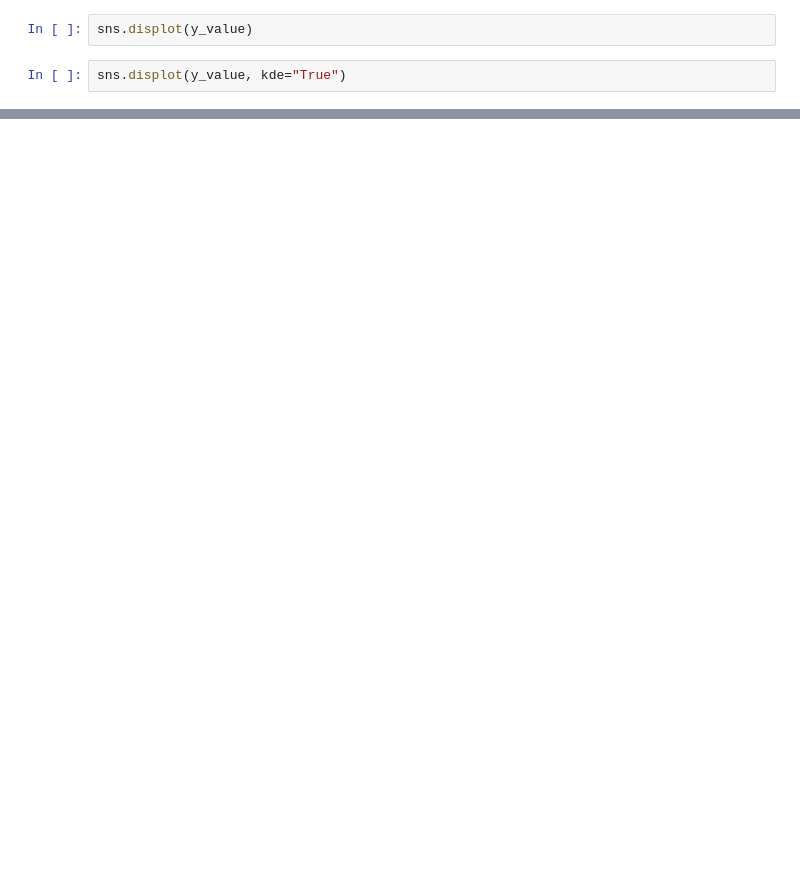
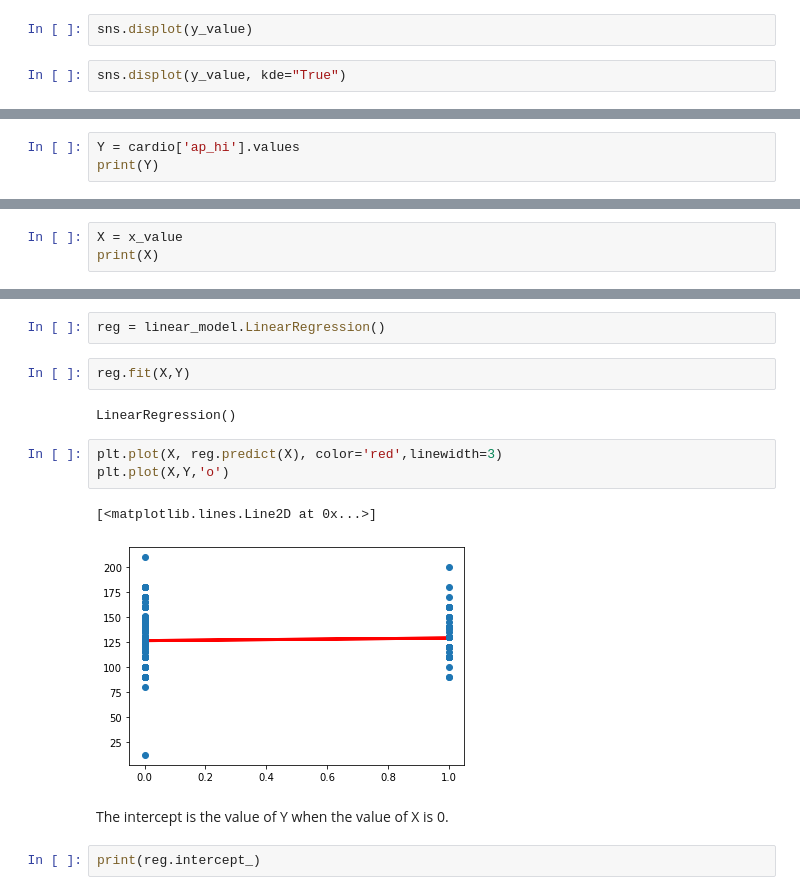
Before and after one commit to ryandata/VDC_Data_Science_Workshop, a Jupyter notebook: Data_Exploration.ipynb, the cells around one changed output, grey strips where cells are left out. Saved outputs shown, nothing was run; the diff lists cells and outputs as text; blank space fills up the shorter version.

```diff
--- a/Data_Exploration.ipynb
+++ b/Data_Exploration.ipynb
@@ -245,0 +302,3 @@ sns.displot(y_value, kde="True")
+# %%
+Y = cardio['ap_hi'].values
+print(Y)
@@ -245,0 +323,3 @@ sns.displot(y_value, kde="True")
+# %%
+X = x_value
+print(X)
@@ -245,0 +341,16 @@ sns.displot(y_value, kde="True")
+# %%
+reg = linear_model.LinearRegression()
+# %%
+reg.fit(X,Y)
+# %% [output]
+LinearRegression()
+# %%
+plt.plot(X, reg.predict(X), color='red',linewidth=3)
+plt.plot(X,Y,'o')
+# %% [output]
+[<matplotlib.lines.Line2D at 0x...>]
+[figure, added]
+# %% [markdown]
+The intercept is the value of Y when the value of X is 0.
+# %%
+print(reg.intercept_)
```
Also changed, not shown: parts of 40 cells of this notebook.
